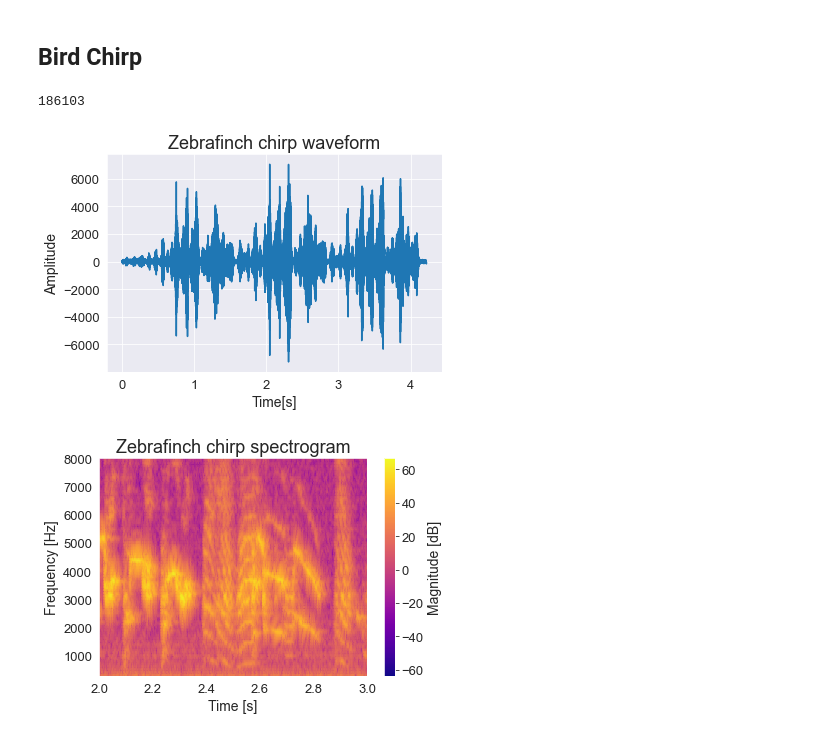
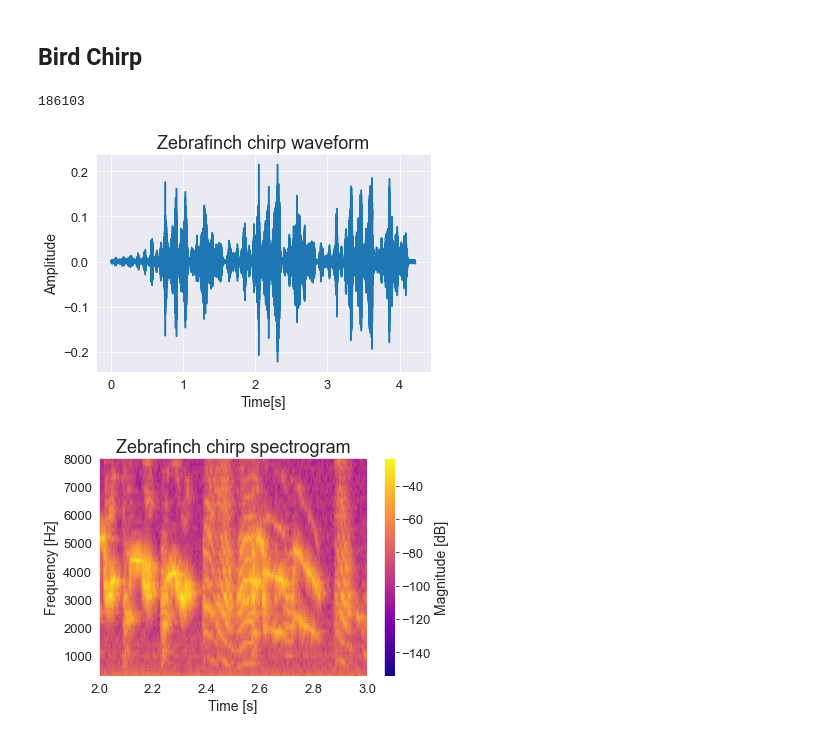
Before and after one commit to bruno-f-cruz/SoundBoard_cfhw, a Jupyter notebook: AnalysisCode/Figure_generation.ipynb, the cells around one changed output. Saved outputs shown, nothing was run; the diff lists cells and outputs as text; code cells hidden in the pictures.

```diff
--- a/AnalysisCode/FFT_characterization.ipynb
+++ b/AnalysisCode/Figure_generation.ipynb
@@ -504,35 +504,37 @@ fig.show()
 ## Bird Chirp
 # %%
 from scipy.io.wavfile import read
+
 fs, chirp = read(dataTargetFolder / "SongBirdData" / "song_k19049_44586.23662704_1_25_6_34_22_01.wav")
+chirp = chirp / 32768.0
 fig = plt.figure(figsize=default_fig_size)
 print(chirp.shape[0])
 plt.plot(np.arange(0, chirp.shape[0]/fs, 1/fs), chirp)
 plt.title('Zebrafinch chirp waveform')
 plt.xlabel('Time[s]')
 plt.ylabel('Amplitude')
 plt.show()
 
 
 fig = plt.figure(figsize=default_fig_size)
 ax = fig.add_subplot(1,1,1)
 FFTWin_ms = 10
 f, t, Sxx = signal.spectrogram(chirp, fs,
                                noverlap = int(FFTWin_ms / 1000. * fs) - (int(fs*.001)),
                                nperseg = int(FFTWin_ms / 1000. * fs),
                                mode = "magnitude",
                                scaling = "spectrum")
 
 plt.pcolormesh(t, f, 20 * np.log10(Sxx), shading='gouraud', cmap = 'plasma', snap = True)
 plt.ylabel('Frequency [Hz]')
 plt.xlabel('Time [s]')
 cb= plt.colorbar()
 cb.set_label('Magnitude [dB]')
 plt.title('Zebrafinch chirp spectrogram')
 plt.ylim(300, 8000)
 plt.xlim(2,3)
 plt.show()
 # %% [output]
 186103
-[figure, old version]
+[figure, new version]
-[figure, old version]
+[figure, new version]
```
Also changed, not shown: 15 other files.
